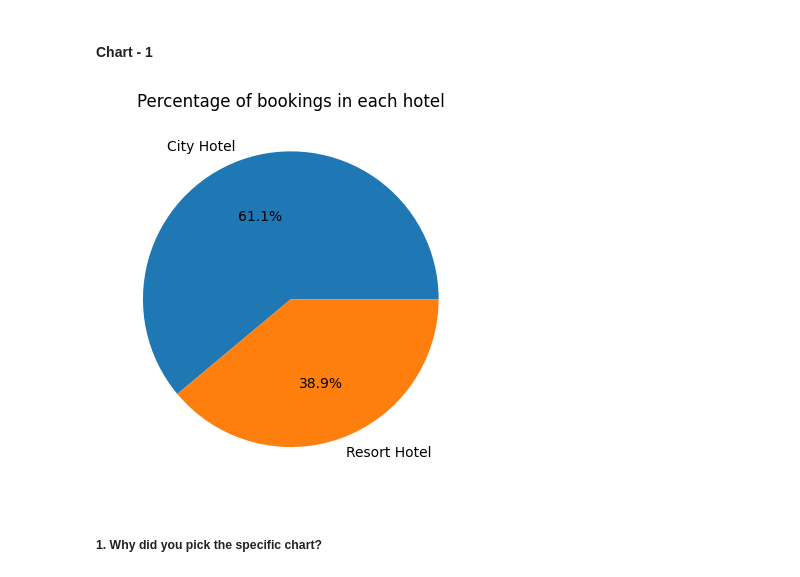
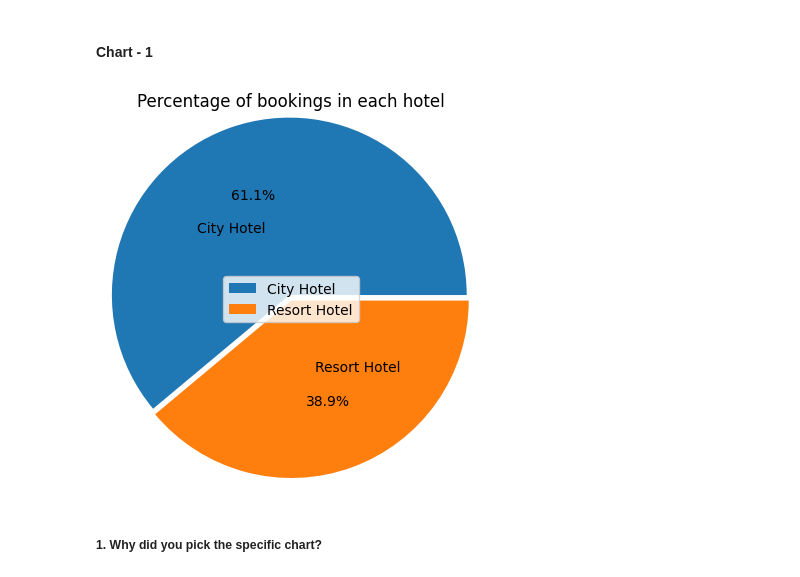
Before and after one commit to Hrishik-D/CapstoneProject_EDA_Hotel_Analysis, a Jupyter notebook: EDA_Hotel_Analysis_Individual.ipynb, the cells around one changed output. Drawn from its saved outputs; the diff is of its cells as text; code cells hidden in the pictures.

```diff
--- a/EDA_Hotel_Analysis_Individual.ipynb
+++ b/EDA_Hotel_Analysis_Individual.ipynb
@@ -381,12 +381,15 @@ After the data being cleaned it is ready for analysis
 # %%
 # Chart - 1 visualization code
 grouped_by_hotel = df1.groupby('hotel')
 d1 = df1.groupby('hotel').size().reset_index().rename(columns = {0:'Booking %'})
-plt.pie(d1['Booking %'], labels = d1['hotel'], autopct = '%0.1f%%')
+plt.pie(d1['Booking %'], labels = d1['hotel'], autopct = '%0.1f%%', explode = [0.03,0.01], radius = 1.2, labeldistance = 0.4 )
+
 plt.title("Percentage of bookings in each hotel")
+plt.legend(loc = 'center')
+
 plt.show()
 # %% [output]
-[figure, old version]
+[figure, new version]
 # %% [markdown]
 ##### 1. Why did you pick the specific chart?
 # %% [markdown]
```
Also changed, not shown: parts of 19 cells of this notebook.
